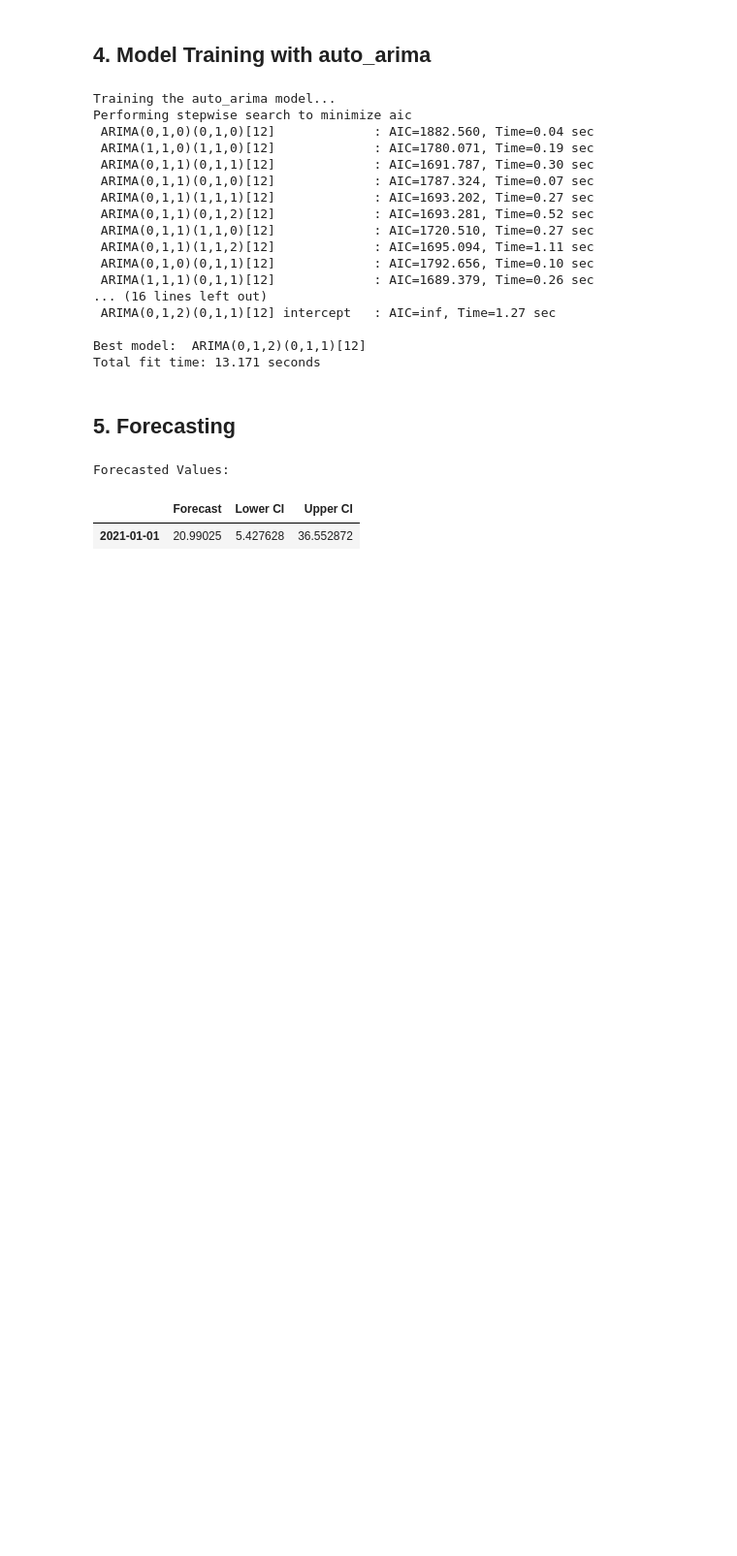
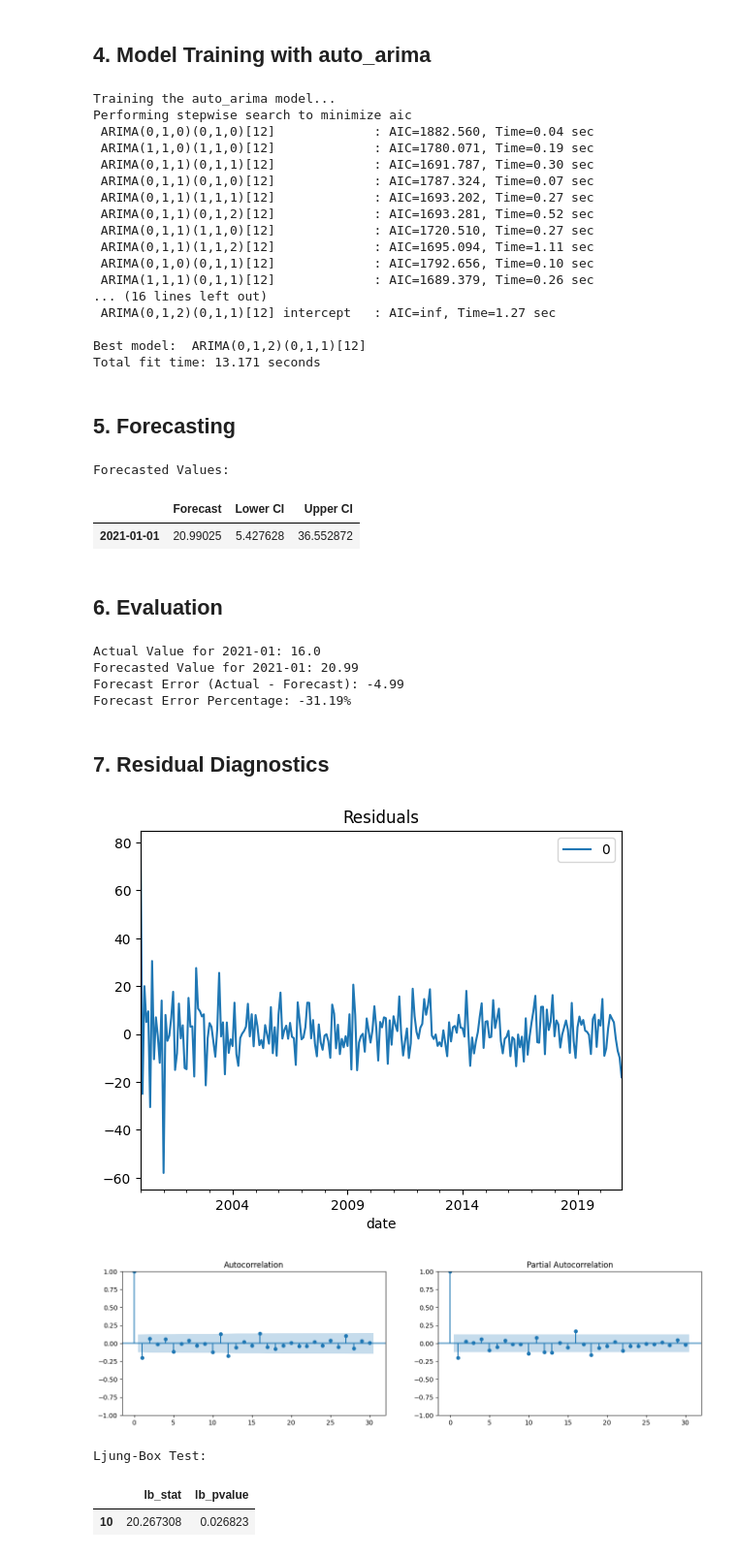
Before and after one commit to r-zeeshan/ai-challenge, a Jupyter notebook: main.ipynb, the cells around one changed output. Shown: that part at 97% size. Cells and saved outputs as stored; diff of their text form; code cells hidden in the pictures; blank space fills up the shorter version.

Commit message:
Added some visualisations for better understanding

```diff
--- a/main.ipynb
+++ b/main.ipynb
@@ -276,3 +276,48 @@ forecast_df
 Forecasted Values:
 |  | Forecast | Lower CI | Upper CI |
 | 2021-01-01 | 20.99025 | 5.427628 | 36.552872 |
+# %% [markdown]
+## 6. Evaluation
+# %%
+actual_value = test_df['WERT'].values[0]
+forecasted_value = forecast.iloc[0]
+error = actual_value - forecasted_value
+error_percentage = (error / actual_value) * 100 if actual_value != 0 else np.nan
+
+print(f"\nActual Value for 2021-01: {actual_value}")
+print(f"Forecasted Value for 2021-01: {forecasted_value:.2f}")
+print(f"Forecast Error (Actual - Forecast): {error:.2f}")
+print(f"Forecast Error Percentage: {error_percentage:.2f}%")
+# %% [output]
+Actual Value for 2021-01: 16.0
+Forecasted Value for 2021-01: 20.99
+Forecast Error (Actual - Forecast): -4.99
+Forecast Error Percentage: -31.19%
+# %% [markdown]
+## 7. Residual Diagnostics
+# %%
+from statsmodels.graphics.tsaplots import plot_acf, plot_pacf
+
+residuals = pd.DataFrame(model.resid())
+residuals.plot(title="Residuals")
+plt.show()
+
+# Plot ACF and PACF of residuals
+fig, ax = plt.subplots(1,2, figsize=(16,4))
+plot_acf(residuals, ax=ax[0], lags=30)
+plot_pacf(residuals, ax=ax[1], lags=30)
+plt.show()
+# %% [output]
+[figure, added]
+[figure, added]
+# %%
+# Perform Ljung-Box test to check for autocorrelation in residuals
+from statsmodels.stats.diagnostic import acorr_ljungbox
+
+ljung_box = acorr_ljungbox(residuals, lags=[10], return_df=True)
+print("\nLjung-Box Test:")
+ljung_box
+# %% [output]
+Ljung-Box Test:
+|  | lb_stat | lb_pvalue |
+| 10 | 20.267308 | 0.026823 |
```
Also changed, not shown: parts of 3 cells of this notebook.
